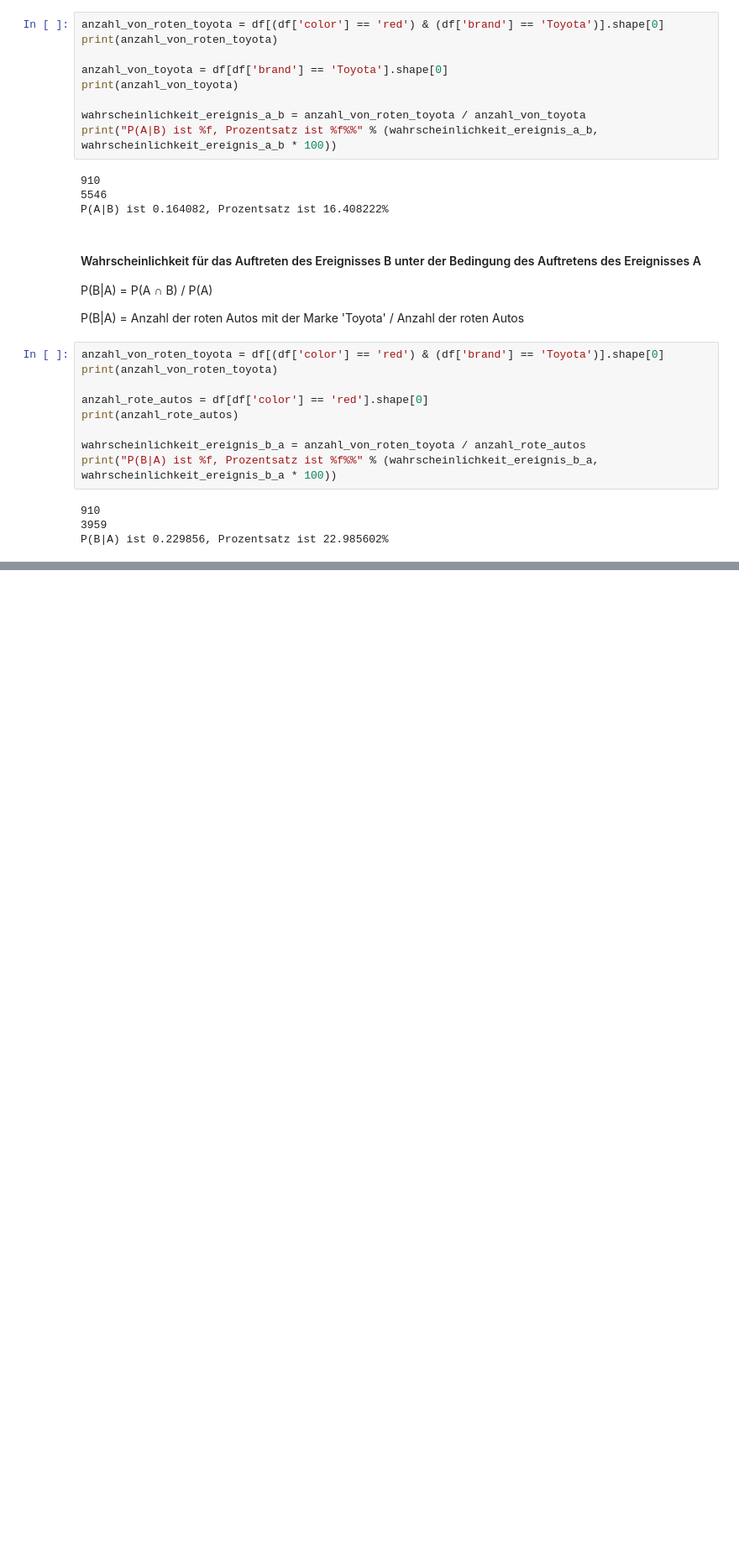
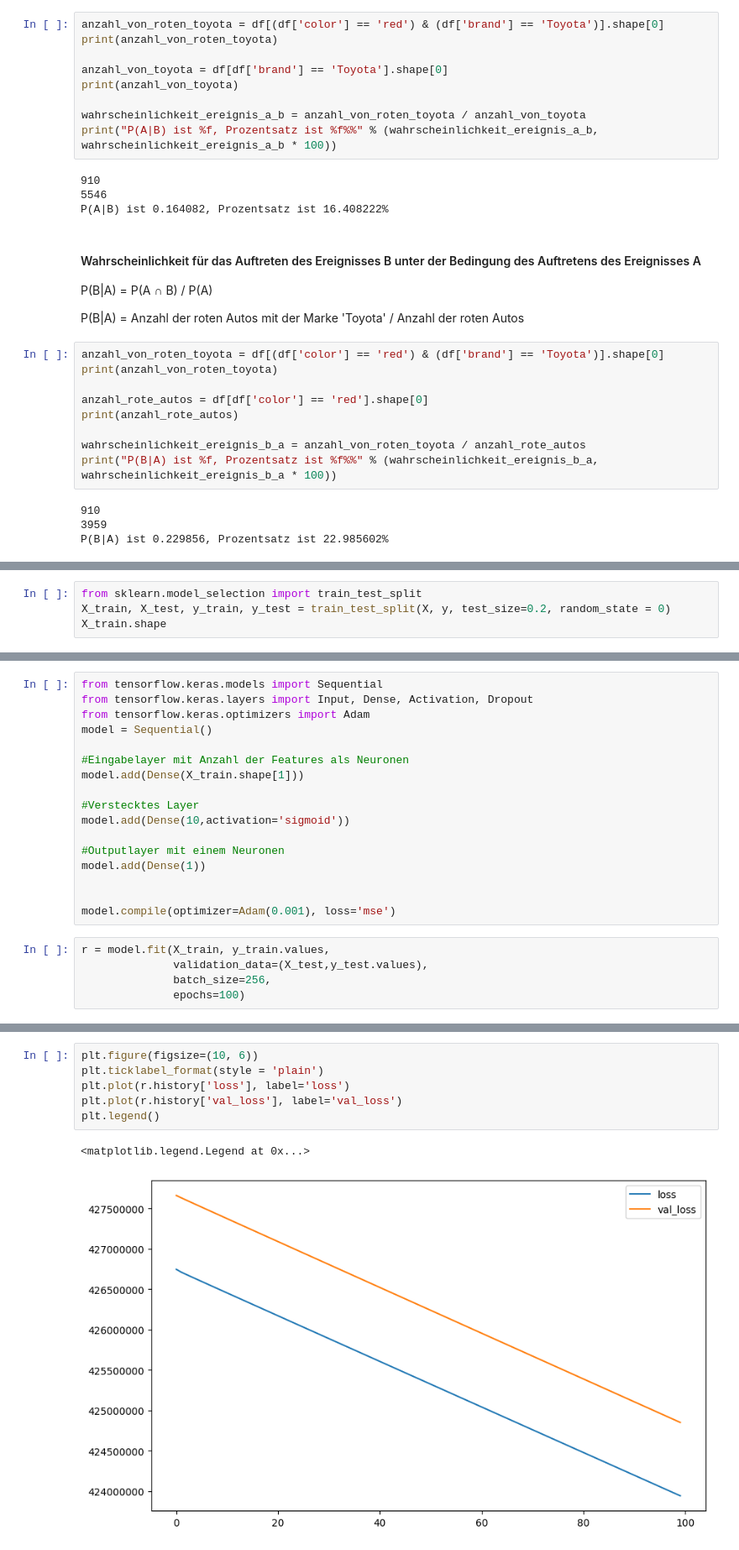
Before and after one commit to aykansandal/MDAProjekt, a Jupyter notebook: scrape.ipynb, the cells around one changed output, grey strips where cells are left out. Shown at 84% size. Drawn from its saved outputs; the diff is of its cells as text; blank space fills up the shorter version.

```diff
--- a/scrape.ipynb
+++ b/scrape.ipynb
@@ -609,0 +915,4 @@ P(B|A) ist 0.229856, Prozentsatz ist 22.985602%
+# %%
+from sklearn.model_selection import train_test_split
+X_train, X_test, y_train, y_test = train_test_split(X, y, test_size=0.2, random_state = 0)
+X_train.shape
@@ -609,0 +921,22 @@ P(B|A) ist 0.229856, Prozentsatz ist 22.985602%
+# %%
+from tensorflow.keras.models import Sequential
+from tensorflow.keras.layers import Input, Dense, Activation, Dropout
+from tensorflow.keras.optimizers import Adam
+model = Sequential()
+
+#Eingabelayer mit Anzahl der Features als Neuronen
+model.add(Dense(X_train.shape[1]))
+
+#Verstecktes Layer
+model.add(Dense(10,activation='sigmoid'))
+
+#Outputlayer mit einem Neuronen
+model.add(Dense(1))
+
+
+model.compile(optimizer=Adam(0.001), loss='mse')
+# %%
+r = model.fit(X_train, y_train.values,
+              validation_data=(X_test,y_test.values),
+              batch_size=256,
+              epochs=100)
@@ -609,0 +990,9 @@ P(B|A) ist 0.229856, Prozentsatz ist 22.985602%
+# %%
+plt.figure(figsize=(10, 6))
+plt.ticklabel_format(style = 'plain')
+plt.plot(r.history['loss'], label='loss')
+plt.plot(r.history['val_loss'], label='val_loss')
+plt.legend()
+# %% [output]
+<matplotlib.legend.Legend at 0x...>
+[figure, added]
```
Also changed, not shown: parts of 32 cells of this notebook.
